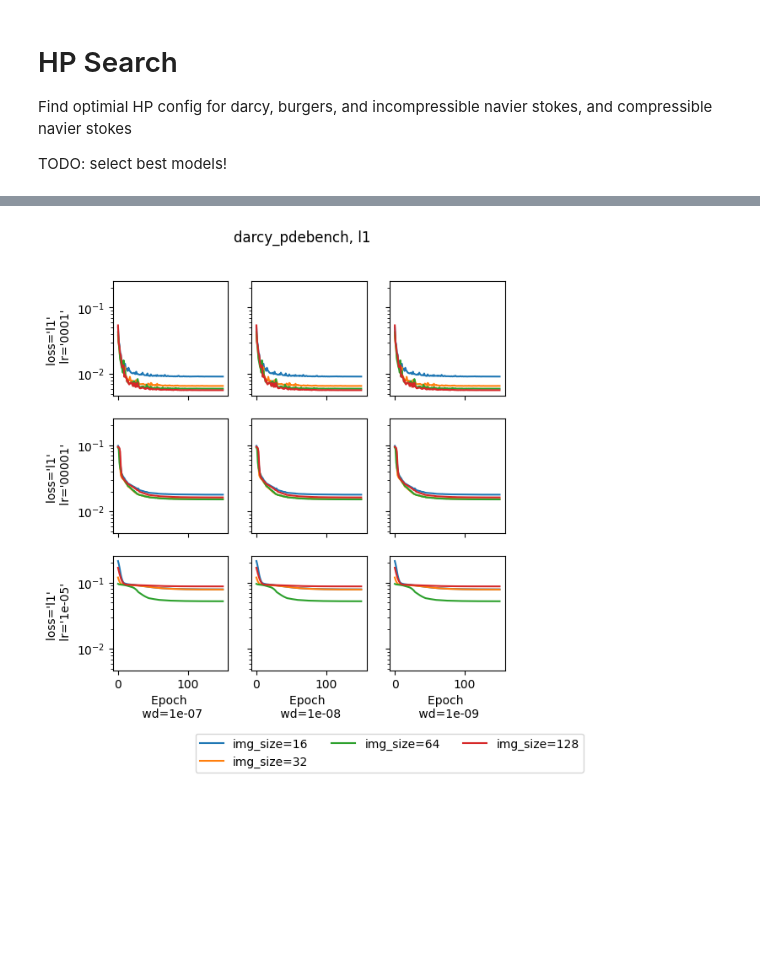
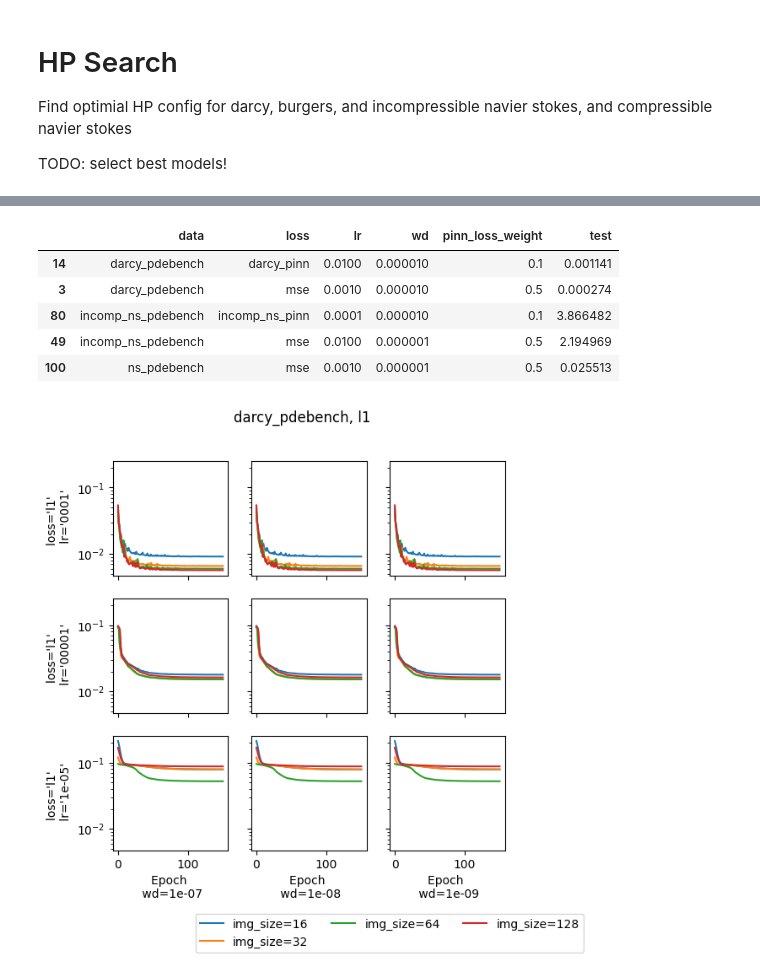
Before and after one commit to msakarvadia/operator_aliasing, a Jupyter notebook: notebooks/figures.ipynb, the cells around one changed output, grey strips where cells are left out. Saved outputs shown, nothing was run; the diff lists cells and outputs as text; code cells hidden in the pictures; blank space fills up the shorter version.

```diff
--- a/notebooks/figures.ipynb
+++ b/notebooks/figures.ipynb
@@ -629,3 +670,15 @@ finished_exp=60, total_exp=192, 31.25 %
+# %%
+best_hps = summary_stats.loc[
+    summary_stats.groupby(['data', 'loss']).test.idxmin()
+]
+best_hps
+# %% [output]
+|  | data | loss | lr | wd | pinn_loss_weight | test |
+| 14 | darcy_pdebench | darcy_pinn | 0.0100 | 0.000010 | 0.1 | 0.001141 |
+| 3 | darcy_pdebench | mse | 0.0010 | 0.000010 | 0.5 | 0.000274 |
+| 80 | incomp_ns_pdebench | incomp_ns_pinn | 0.0001 | 0.000010 | 0.1 | 3.866482 |
+| 49 | incomp_ns_pdebench | mse | 0.0100 | 0.000001 | 0.5 | 2.194969 |
+| 100 | ns_pdebench | mse | 0.0010 | 0.000001 | 0.5 | 0.025513 |
 # %%
 # Check if all experiments have finished
 total_exp = 0
```
Also changed, not shown: parts of 12 cells of this notebook.
